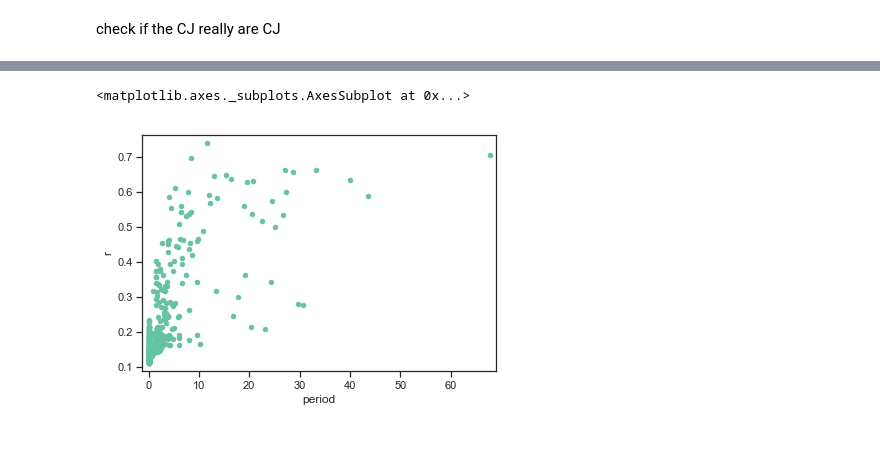
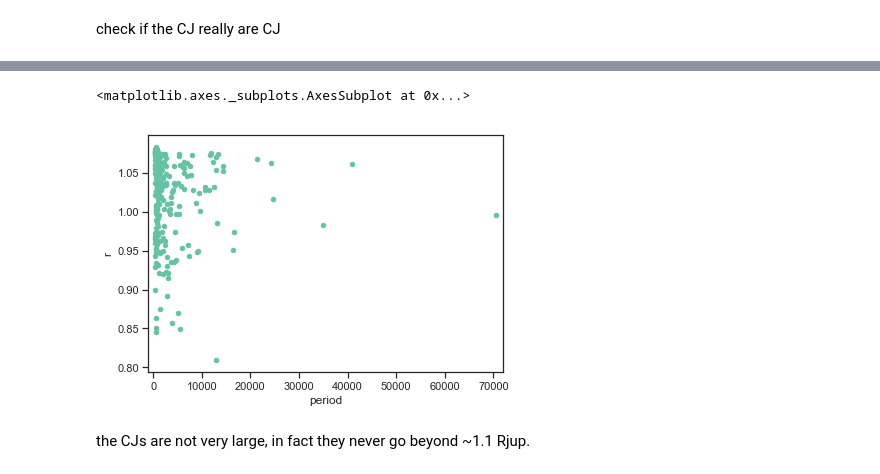
Before and after one commit to matiscke/popsyntools, a Jupyter notebook: notebooks/20180814_SECJrelations.ipynb, the cells around one changed output, grey strips where cells are left out. Drawn from its saved outputs; the diff is of its cells as text; code cells hidden in the pictures; blank space fills up the shorter version.

```diff
--- a/notebooks/20180814_SECJrelations.ipynb
+++ b/notebooks/20180814_SECJrelations.ipynb
@@ -58,5 +72,3 @@ fig.savefig(outputs + 'J34/j34occurrence.eps')
 # Occurrences of different planet types
 # %% [markdown]
 We categorize planets into Super Earths (SE) or Cold Jupiters (CJ) according to the rules in Zhu & Wu 2018 (including the requirement for RV semi-amplitude K > 3 m/s)
-# %%
-j34.data = stats.categorizePlanets(j34.data, ZhuWu18=True)
@@ -83,0 +75,6 @@ j34.data
+# %%
+pop = j34.data
+# %%
+pop = stats.categorizePlanets(pop, ZhuWu18=True)
+stats.print_categories(pop, Mgiant=95.)
+Nsystems = pop.isystem.nunique()
@@ -84,8 +97,10 @@ j34.data
 # %% [markdown]
 Extract CJ and SE from the population; count them
 # %%
-j34CJ = j34.data[j34.data['planetType'] == 'ColdJupiter']
-j34SE = j34.data[j34.data['planetType'] == 'SuperEarth']
+j34CJ = pop[pop['planetType'] == 'ColdJupiter']
+j34SE = pop[pop['planetType'] == 'SuperEarth']
+print('number of SE: {}'.format(len(j34SE)))
 print('number of CJ: {}'.format(len(j34CJ)))
-print('number of SE: {}'.format(len(j34SE)))
+print('number of systems with SE: {}'.format(pop[pop['planetType'] == 'SuperEarth'].isystem.nunique()))
+print('number of systems with CJ: {}'.format(pop[pop['planetType'] == 'ColdJupiter'].isystem.nunique()))
 # %% [output]
@@ -106,7 +123,9 @@ min        0.808987
 max        1.083660
 Name: r, dtype: float64
 # %%
-j34SE.plot.scatter('period', 'r')
+j34CJ.plot.scatter('period', 'r')
 # %% [output]
 <matplotlib.axes._subplots.AxesSubplot at 0x...>
-[figure, old version]
+[figure, new version]
+# %% [markdown]
+the CJs are not very large, in fact they never go beyond ~1.1 Rjup.
```
Also changed, not shown: parts of 40 cells of this notebook, 3 other files.
